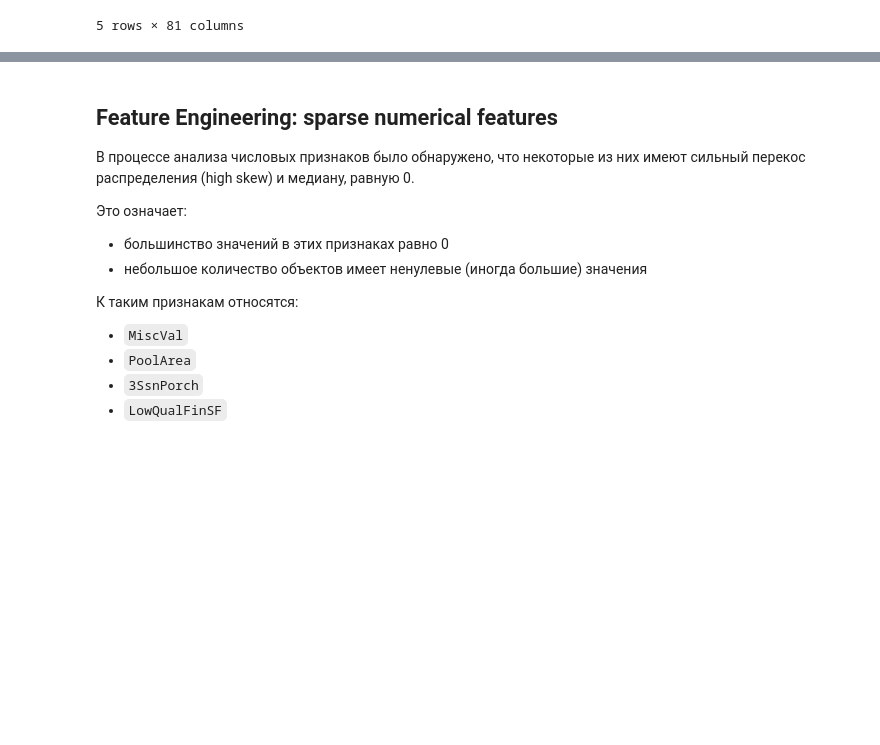
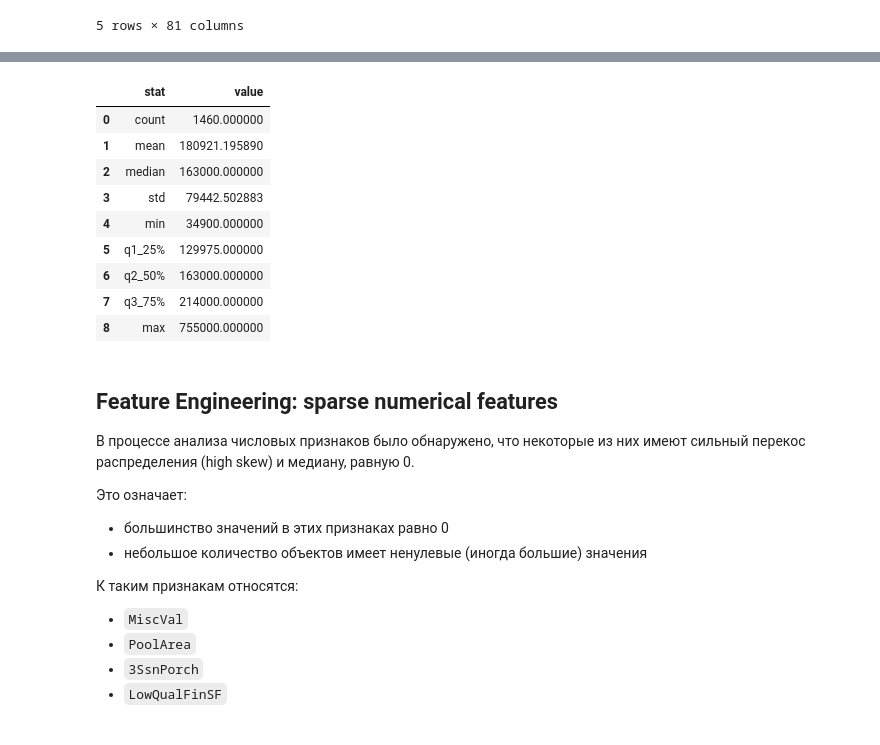
Before and after one commit to SusanWay/House-Prices, a Jupyter notebook: notebooks/EDA/01.ipynb, the cells around one changed output, grey strips where cells are left out. Drawn from its saved outputs; the diff is of its cells as text; code cells hidden in the pictures; blank space fills up the shorter version.

```diff
--- a/notebooks/EDA/01.ipynb
+++ b/notebooks/EDA/01.ipynb
@@ -28,3 +28,16 @@ stats = analyze_numeric_feature(train_df['LotArea'])
+# %%
+stats
+# %% [output]
+|  | stat | value |
+| 0 | count | 1460.000000 |
+| 1 | mean | 180921.195890 |
+| 2 | median | 163000.000000 |
+| 3 | std | 79442.502883 |
+| 4 | min | 34900.000000 |
+| 5 | q1_25% | 129975.000000 |
+| 6 | q2_50% | 163000.000000 |
+| 7 | q3_75% | 214000.000000 |
+| 8 | max | 755000.000000 |
 # %% [markdown]
 ## Feature Engineering: sparse numerical features
 
```
Also changed, not shown: parts of 1 cell of this notebook, 5 other files.
